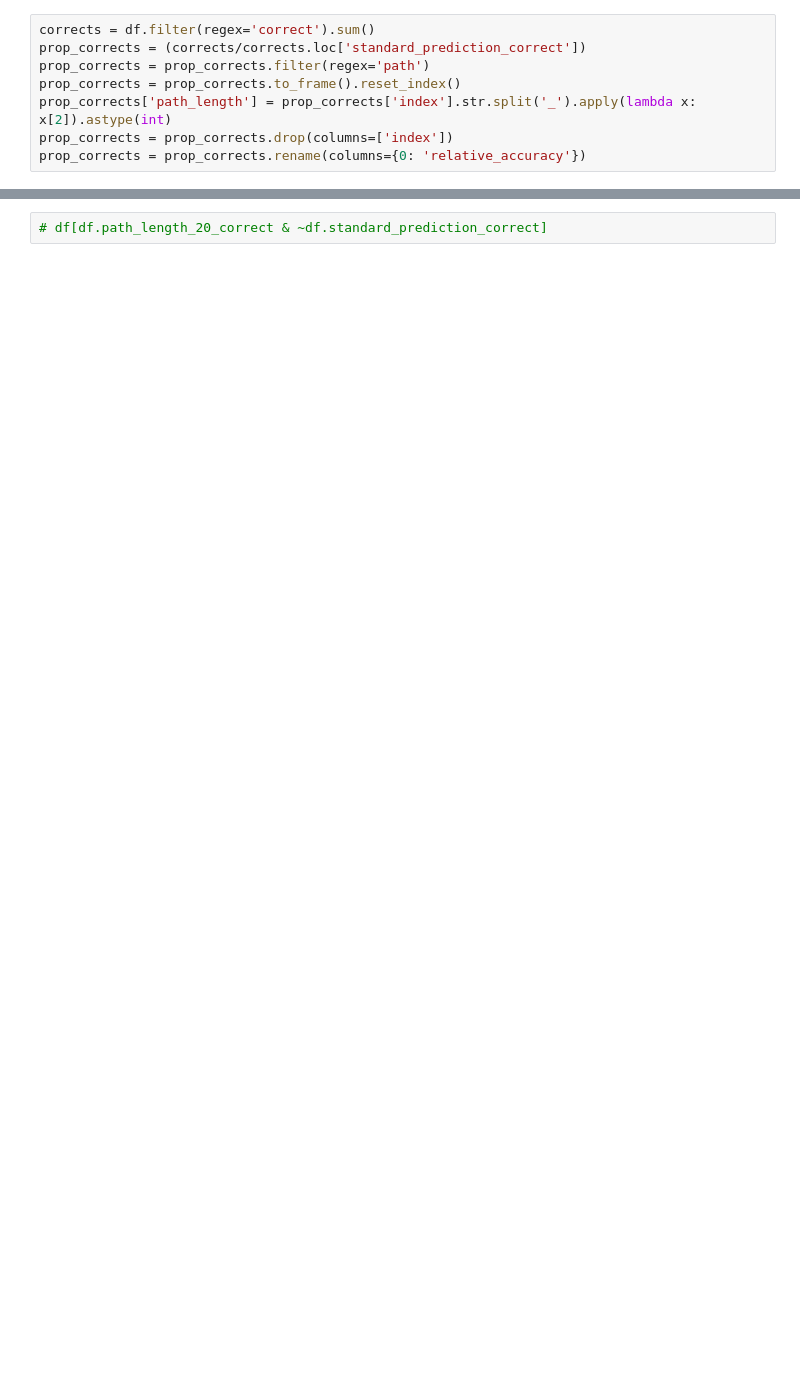
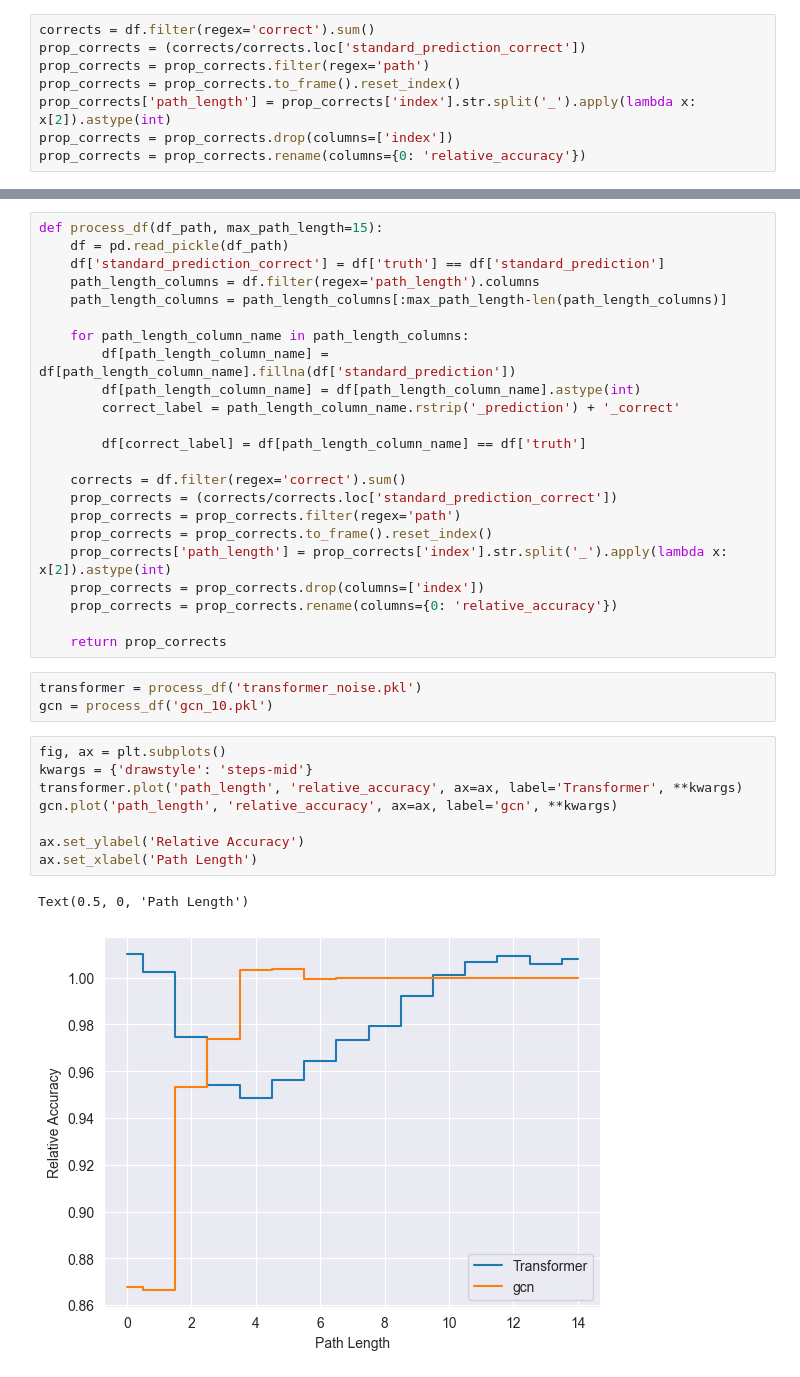
Before and after one commit to PalAvik/lrgb-uva-dl2-11, a Jupyter notebook: analysis/noising_experiments/noiser_results.ipynb, the cells around one changed output, grey strips where cells are left out. Drawn from its saved outputs; the diff is of its cells as text; blank space fills up the shorter version.

```diff
--- a/analysis/noising_experiments/noiser_results.ipynb
+++ b/analysis/noising_experiments/noiser_results.ipynb
@@ -71,2 +95,37 @@ prop_corrects.plot('path_length',
-# %%
-# df[df.path_length_20_correct & ~df.standard_prediction_correct]
+# %%
+def process_df(df_path, max_path_length=15):
+    df = pd.read_pickle(df_path)
+    df['standard_prediction_correct'] = df['truth'] == df['standard_prediction']
+    path_length_columns = df.filter(regex='path_length').columns
+    path_length_columns = path_length_columns[:max_path_length-len(path_length_columns)]
+
+    for path_length_column_name in path_length_columns:
+        df[path_length_column_name] = df[path_length_column_name].fillna(df['standard_prediction'])
+        df[path_length_column_name] = df[path_length_column_name].astype(int)
+        correct_label = path_length_column_name.rstrip('_prediction') + '_correct'
+
+        df[correct_label] = df[path_length_column_name] == df['truth']
+
+    corrects = df.filter(regex='correct').sum()
+    prop_corrects = (corrects/corrects.loc['standard_prediction_correct'])
+    prop_corrects = prop_corrects.filter(regex='path')
+    prop_corrects = prop_corrects.to_frame().reset_index()
+    prop_corrects['path_length'] = prop_corrects['index'].str.split('_').apply(lambda x: x[2]).astype(int)
+    prop_corrects = prop_corrects.drop(columns=['index'])
+    prop_corrects = prop_corrects.rename(columns={0: 'relative_accuracy'})
+
+    return prop_corrects
+# %%
+transformer = process_df('transformer_noise.pkl')
+gcn = process_df('gcn_10.pkl')
+# %%
+fig, ax = plt.subplots()
+kwargs = {'drawstyle': 'steps-mid'}
+transformer.plot('path_length', 'relative_accuracy', ax=ax, label='Transformer', **kwargs)
+gcn.plot('path_length', 'relative_accuracy', ax=ax, label='gcn', **kwargs)
+
+ax.set_ylabel('Relative Accuracy')
+ax.set_xlabel('Path Length')
+# %% [output]
+Text(0.5, 0, 'Path Length')
+[figure, added]
```
Also changed, not shown: parts of 7 cells of this notebook.
